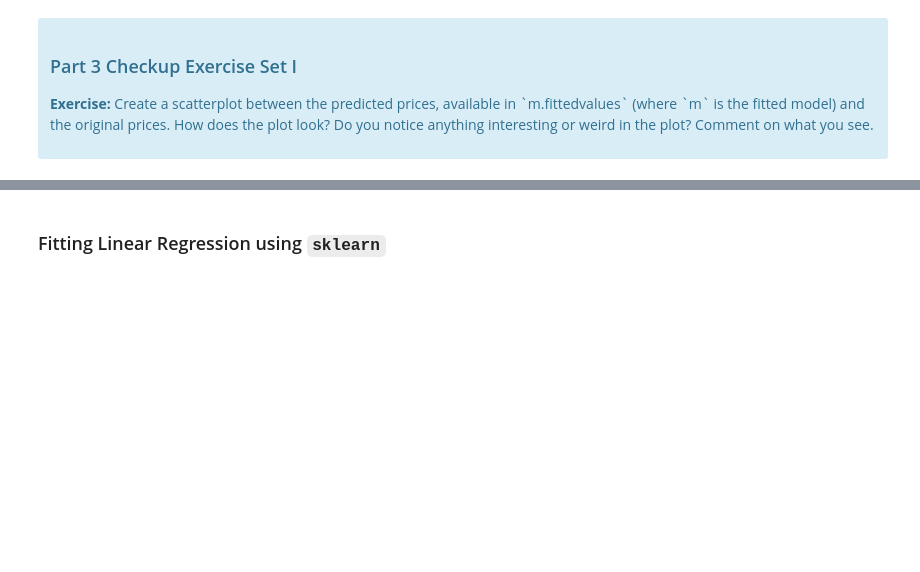
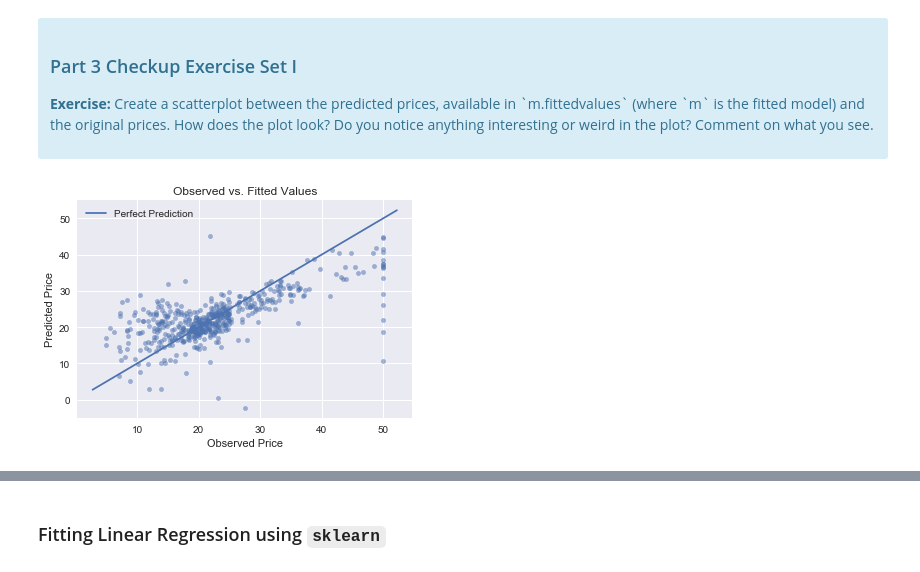
Before and after one commit to tloeber/Springboard, a Jupyter notebook: mini-project_regression/Mini_Project_Linear_Regression.ipynb, the cells around one changed output, grey strips where cells are left out. Cells and saved outputs as stored; diff of their text form; code cells hidden in the pictures; blank space fills up the shorter version.

```diff
--- a/mini-project_regression/Mini_Project_Linear_Regression.ipynb
+++ b/mini-project_regression/Mini_Project_Linear_Regression.ipynb
@@ -374,0 +377,16 @@ Let's see how our model actually fit our data. We can see below that there is a
+# %%
+# your turn
+sns.set()  # Gray background with white grid
+fig, ax = plt.subplots()
+ax.scatter(bos.PRICE, m.fittedvalues, s=20, alpha=.5)
+
+plt.xlabel('Observed Price')
+plt.ylabel('Predicted Price')
+plt.title('Observed vs. Fitted Values')
+# Add 45° line
+x = np.linspace(*ax.get_xlim())
+ax.plot(x, x, label='Perfect Prediction')
+plt.legend()
+plt.show()
+# %% [output]
+[figure, added]
```
Also changed, not shown: parts of 17 cells of this notebook.
